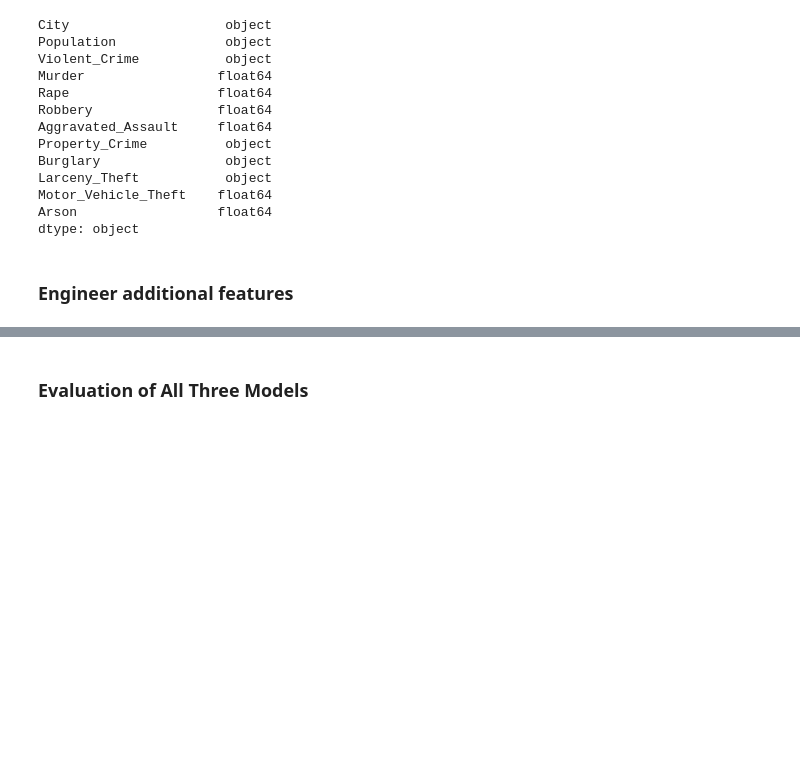
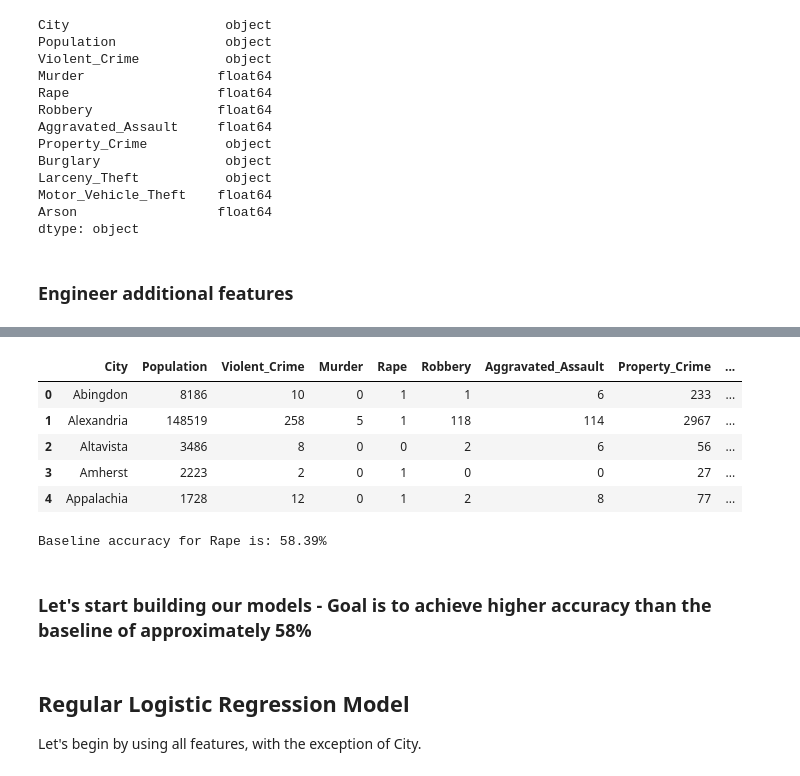
Before and after one commit to str007/Thinkful, a Jupyter notebook: Logistic, Ridge, Lasso Challenge.ipynb, the cells around one changed output, grey strips where cells are left out. Cells and saved outputs as stored; diff of their text form; code cells hidden in the pictures; blank space fills up the shorter version.

```diff
--- a/Logistic, Ridge, Lasso Challenge.ipynb
+++ b/Logistic, Ridge, Lasso Challenge.ipynb
@@ -198,2 +116,34 @@ print(lr.score(X, y))
-# %% [markdown]
-### Evaluation of All Three Models
+# %%
+#Popuation_Squared
+va_crime['Population_Squared'] = va_crime['Population']**2
+# %%
+#General Theft - Multiply Robbery, Larceny_Theft, Motor_Vehicle_Theft
+va_crime['General_Theft'] = va_crime['Robbery'] * va_crime['Larceny_Theft'] * va_crime['Motor_Vehicle_Theft']
+# %%
+#Log of Population
+va_crime['Population_Log'] = np.log(va_crime['Population'])
+# %%
+#Establish outcome variable (convert to binary)
+
+va_crime['Rape'] = np.where((va_crime['Rape'] > 0), 1, 0)
+# %%
+#Let's take a look at our new and improved dataframe
+
+va_crime.head(5)
+# %% [output]
+|  | City | Population | Violent_Crime | Murder | Rape | Robbery | Aggravated_Assault | Property_Crime | ... |
+| 0 | Abingdon | 8186 | 10 | 0 | 1 | 1 | 6 | 233 | ... |
+| 1 | Alexandria | 148519 | 258 | 5 | 1 | 118 | 114 | 2967 | ... |
+| 2 | Altavista | 3486 | 8 | 0 | 0 | 2 | 6 | 56 | ... |
+| 3 | Amherst | 2223 | 2 | 0 | 1 | 0 | 0 | 27 | ... |
+| 4 | Appalachia | 1728 | 12 | 0 | 1 | 2 | 8 | 77 | ... |
+# %%
+rape_total = va_crime['Rape'].sum()
+print('Baseline accuracy for Rape is: ' + str(round((rape_total/va_crime.shape[0])*100, 2)) + '%')
+# %% [output]
+Baseline accuracy for Rape is: 58.39%
+# %% [markdown]
+### Let's start building our models - Goal is to achieve higher accuracy than the baseline of approximately 58%
+# %% [markdown]
+## Regular Logistic Regression Model
+Let's begin by using all features, with the exception of City.
```
Also changed, not shown: parts of 43 cells of this notebook.
